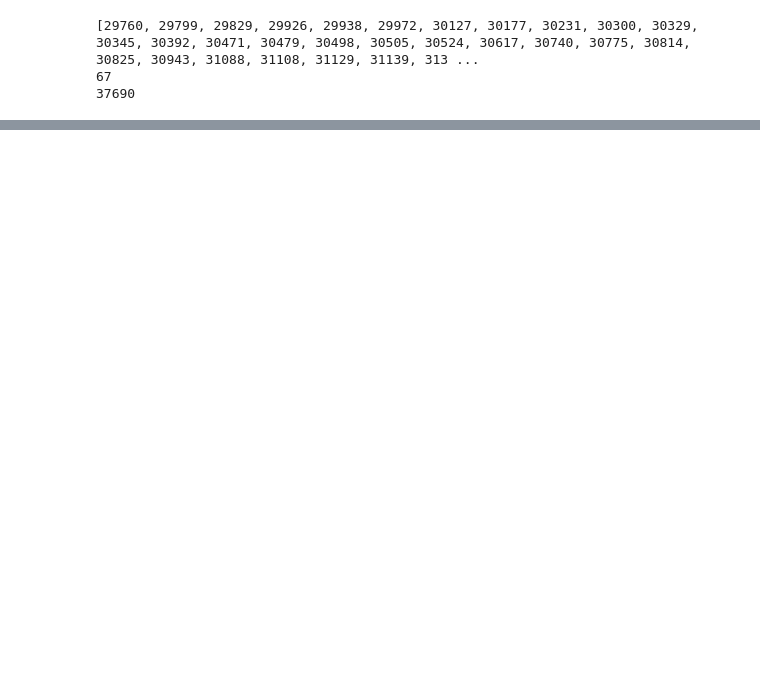
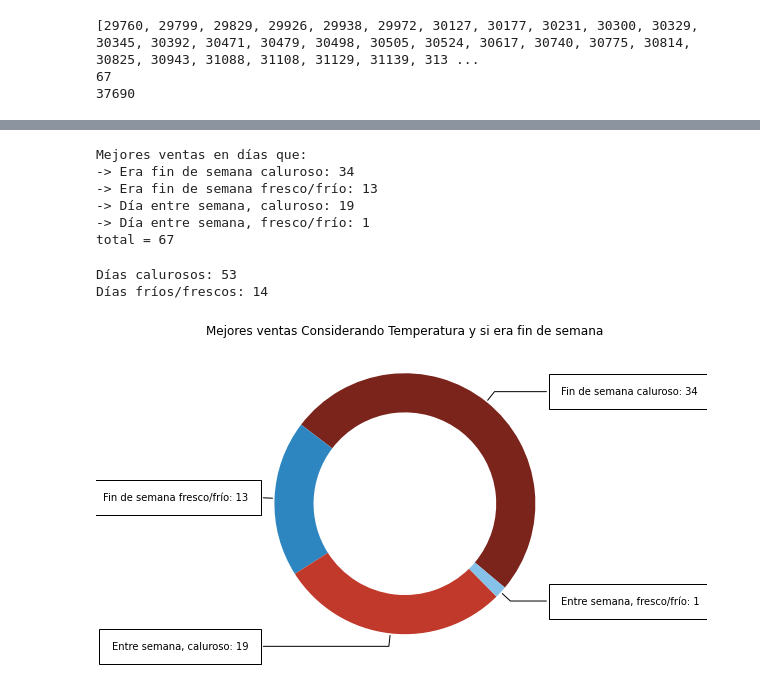
Before and after one commit to Edward-TL/Beer_Statistics, a Jupyter notebook: only_plots.ipynb, the cells around one changed output, grey strips where cells are left out. Drawn from its saved outputs; the diff is of its cells as text; code cells hidden in the pictures; blank space fills up the shorter version.

```diff
--- a/only_plots.ipynb
+++ b/only_plots.ipynb
@@ -479,0 +550,71 @@ total = 67
+# %%
+temp_and_weekend_best_sells = []
+
+#temp and weeekend considered = taw
+taw_best_sells = amount_cases_bool_numeric(best_week_day, best_av_temp, np.mean(av_temp), 0.01)
+
+print('Mejores ventas en días que:')
+
+print(f'-> Era fin de semana caluroso: {taw_best_sells[0]}')
+print(f'-> Era fin de semana fresco/frío: {taw_best_sells[1]}')
+print(f'-> Día entre semana, caluroso: {taw_best_sells[2]}')
+print(f'-> Día entre semana, fresco/frío: {taw_best_sells[3]}')
+
+print(f'total = {np.sum(taw_best_sells)}')
+# %% [output]
+Mejores ventas en días que:
+-> Era fin de semana caluroso: 34
+-> Era fin de semana fresco/frío: 13
+-> Día entre semana, caluroso: 19
+-> Día entre semana, fresco/frío: 1
+total = 67
+# %%
+hot_bs_days = [0,0]
+cold_bs_days = [0,0]
+
+hot_bs_days[0],hot_bs_days[1] = taw_best_sells[0], taw_best_sells[2]
+cold_bs_days[0],cold_bs_days[1] = taw_best_sells[1], taw_best_sells[3]
+
+print(f'Días calurosos: {np.sum(hot_bs_days)}')
+print(f'Días fríos/frescos: {np.sum(cold_bs_days)}')
+# %% [output]
+Días calurosos: 53
+Días fríos/frescos: 14
+# %%
+#Making of labels
+taw_labels = [0,0,0,0]
+taw_labels[0]= 'Fin de semana caluroso: ' + str(taw_best_sells[0])
+taw_labels[1]= 'Fin de semana fresco/frío: ' + str(taw_best_sells[1])
+taw_labels[2]= 'Entre semana, caluroso: ' + str(taw_best_sells[2])
+taw_labels[3]= 'Entre semana, fresco/frío: ' + str(taw_best_sells[3])
+
+#colors
+pie_colors = ['#7b241c', '#2e86c1','#c0392b','#85c1e9']
+
+#Creating plot
+fig, ax = plt.subplots(figsize=(6,6), subplot_kw=dict(aspect="equal"))
+
+wedges, texts = ax.pie(taw_best_sells, wedgeprops=dict(width=.3), startangle=-40, colors=pie_colors)
+
+bbox_props = dict(boxstyle="square,pad=1.25", fc="w", ec="k", lw=1)
+kw = dict(arrowprops=dict(arrowstyle="-"),
+          bbox=bbox_props, zorder=0, va="center")
+
+for i, p in enumerate(wedges):
+    ang = (p.theta2 - p.theta1)/2. + p.theta1
+    y = np.sin(np.deg2rad(ang))
+    x = np.cos(np.deg2rad(ang))
+
+    horizontalalignment = {-1: "right", 1: "left"}[int(np.sign(x))]
+
+    connectionstyle = "angle,angleA=0,angleB={}".format(ang)
+    kw["arrowprops"].update({"connectionstyle": connectionstyle})
+
+    ax.annotate(taw_labels[i], xy=(x, y), xytext=(1.2*np.sign(x), 1.1*y),
+                horizontalalignment=horizontalalignment, **kw)
+
+ax.set_title("Mejores ventas Considerando Temperatura y si era fin de semana")
+
+plt.show()
+# %% [output]
+[figure, added]
```
Also changed, not shown: parts of 17 cells of this notebook.
